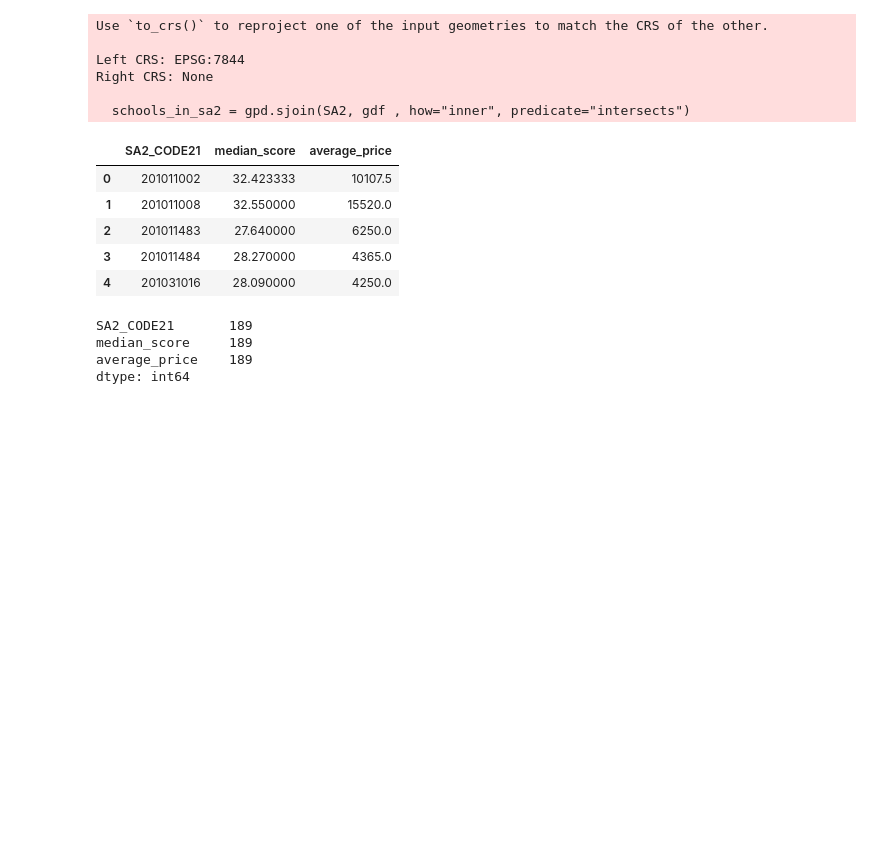
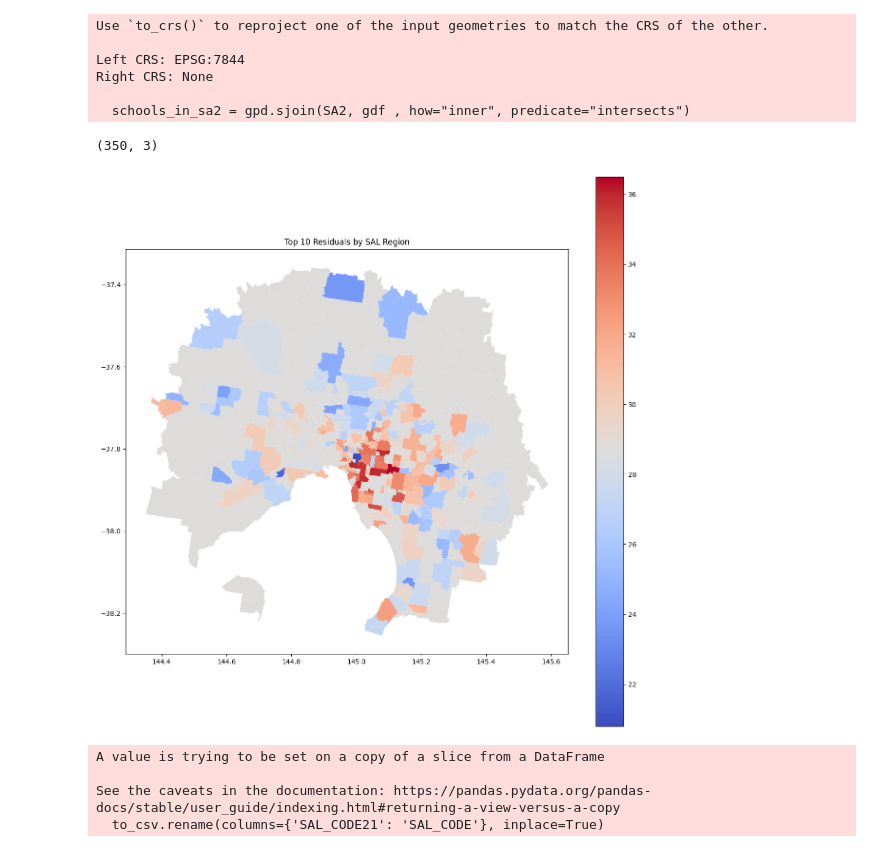
Before and after one commit to MAST30034-AppliedDataScience/project-2-group-real-estate-industry-project-8, a Jupyter notebook: notebooks/School_preprocessing/school_data_preprocessing.ipynb, the cells around one changed output. Cells and saved outputs as stored; diff of their text form; code cells hidden in the pictures; blank space fills up the shorter version.

```diff
--- a/notebooks/School_preprocessing/school_data_preprocessing.ipynb
+++ b/notebooks/School_preprocessing/school_data_preprocessing.ipynb
@@ -52,24 +51,12 @@ Right CRS: None
   schools_in_sa2 = gpd.sjoin(SA2, gdf , how="inner", predicate="intersects")
 # %%
 # Group by SA2_CODE21 and calculate the mean score and mean price
-grouped_df = schools_in_sa2.groupby('SA2_CODE21').agg({
+grouped_df = schools_in_sa2.groupby('SAL_CODE21').agg({
     'median_score': 'mean',
     'average_price': 'mean'
 }).reset_index()
 
 # Display the grouped data
-grouped_df.head()
+grouped_df.shape
 # %% [output]
-|  | SA2_CODE21 | median_score | average_price |
-| 0 | 201011002 | 32.423333 | 10107.5 |
-| 1 | 201011008 | 32.550000 | 15520.0 |
-| 2 | 201011483 | 27.640000 | 6250.0 |
-| 3 | 201011484 | 28.270000 | 4365.0 |
-| 4 | 201031016 | 28.090000 | 4250.0 |
+(350, 3)
-# %%
-grouped_df.count()
-# %% [output]
-SA2_CODE21       189
-median_score     189
-average_price    189
-dtype: int64
@@ -75,0 +65,57 @@ dtype: int64
+# %%
+# mmerge with SAL data
+grouped_df = SA2.merge(grouped_df, left_on='SAL_CODE21', right_on='SAL_CODE21', how='left')
+
+# BEGIN: Impute missing values with average
+grouped_df['median_score'].fillna(grouped_df['median_score'].mean(), inplace=True)
+grouped_df['average_price'].fillna(grouped_df['average_price'].mean(), inplace=True)
+# END:
+
+#remove no geometry
+grouped_df = grouped_df[grouped_df['geometry'].notna()]
+# %%
+from math import radians, cos, sin, asin, sqrt
+
+# for better visualisaiton, remove suburbs too far outside melbourne
+# Compute distance to Melbourne CBD
+melbourne_cbd_coords = (-37.8136, 144.9631)  # Latitude and Longitude of Melbourne CBD
+
+# Function to calculate distance
+def haversine(lat1, lon1, lat2, lon2):
+    # convert decimal degrees to radians
+    lat1, lon1, lat2, lon2 = map(radians, [lat1, lon1, lat2, lon2])
+    # haversine formula
+    dlon = lon2 - lon1
+    dlat = lat2 - lat1
+    a = sin(dlat/2)**2 + cos(lat1) * cos(lat2) * sin(dlon/2)**2
+    c = 2 * asin(sqrt(a))
+    r = 6371  # Radius of earth in kilometers
+    return c * r
+
+# Apply the function to calculate distance to Melbourne CBD
+grouped_df['distance_to_CBD'] = grouped_df.apply(lambda row: haversine(row['geometry'].centroid.y, row['geometry'].centroid.x, melbourne_cbd_coords[0], melbourne_cbd_coords[1]), axis=1)
+
+# Filter out suburbs too far outside Melbourne (e.g., more than 50 km)
+grouped_df = grouped_df[grouped_df['distance_to_CBD'] <= 50]
+# %%
+
+
+# graph top 10 residuals
+fig, ax = plt.subplots(figsize=(15, 15))
+grouped_df.plot(column='median_score', ax=ax, legend=True, cmap='coolwarm')
+plt.title('Top 10 Residuals by SAL Region')
+plt.show()
+# %% [output]
+[figure, added]
+# %%
+to_csv = grouped_df[['SAL_CODE21', 'median_score', 'average_price']]
+
+# change SAL_CODE21 to SAL_CODE
+to_csv.rename(columns={'SAL_CODE21': 'SAL_CODE'}, inplace=True)
+
+to_csv.to_csv('../../data/curated/schools_by_SAL.csv', index=False)
+# %% [output]
+A value is trying to be set on a copy of a slice from a DataFrame
+
+See the caveats in the documentation: https://pandas.pydata.org/pandas-docs/stable/user_guide/indexing.html#returning-a-view-versus-a-copy
+  to_csv.rename(columns={'SAL_CODE21': 'SAL_CODE'}, inplace=True)
```
Also changed, not shown: parts of 3 cells of this notebook, 5 other files.
